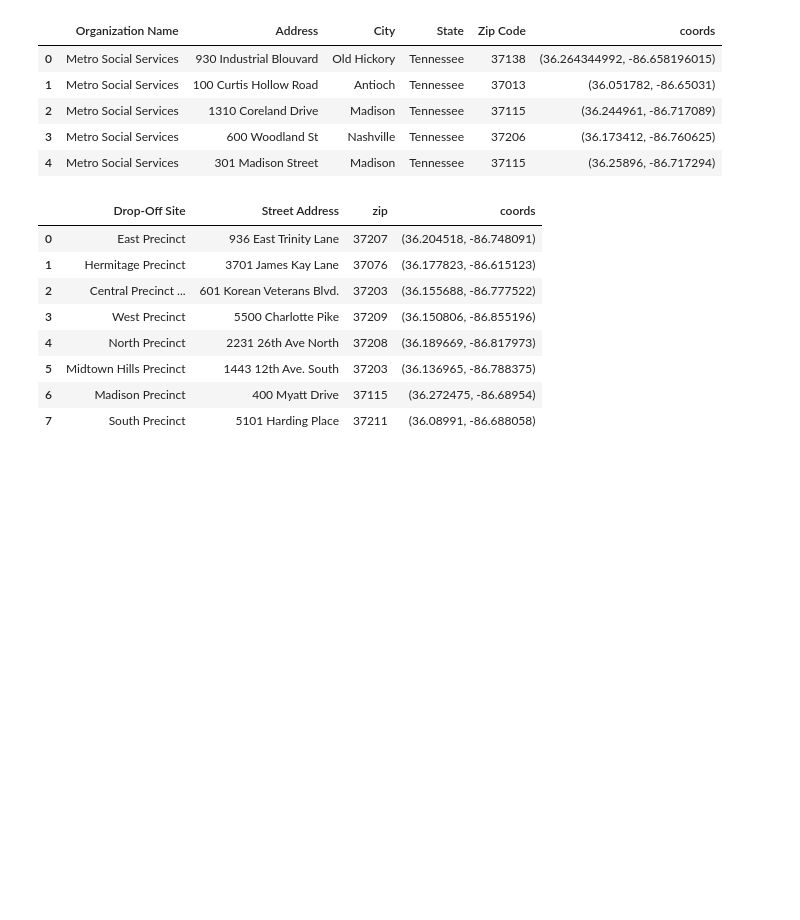
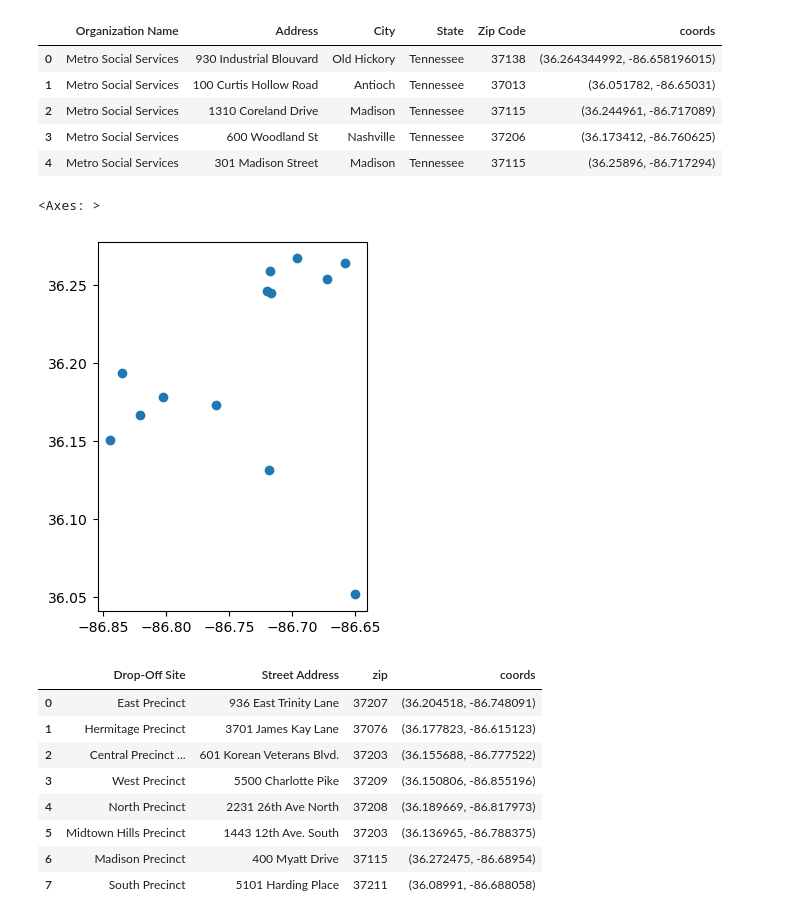
Before and after one commit to Luna-Agora/caps, a Jupyter notebook: notebooks/davidson_geo_folium.ipynb, the cells around one changed output. Drawn from its saved outputs; the diff is of its cells as text; code cells hidden in the pictures; blank space fills up the shorter version.

```diff
--- a/notebooks/davidson_geo_folium.ipynb
+++ b/notebooks/davidson_geo_folium.ipynb
@@ -199,6 +242,25 @@ mss.head()
 | 2 | Metro Social Services | 1310 Coreland Drive | Madison | Tennessee | 37115 | (36.244961, -86.717089) |
 | 3 | Metro Social Services | 600 Woodland St | Nashville | Tennessee | 37206 | (36.173412, -86.760625) |
 | 4 | Metro Social Services | 301 Madison Street | Madison | Tennessee | 37115 | (36.25896, -86.717294) |
+# %%
+lat = []
+lng = []
+for coords in mss.coords:
+    coords = coords.split(',')
+    lng.append(float(coords[1][:-1]))
+    lat.append(float(coords[0][1:]))
+# %%
+mss['lng'] = lng
+mss['lat'] = lat
+# %%
+mssgeo = gpd.GeoDataFrame(mss,
+                           crs = project.crs,
+                           geometry = gpd.points_from_xy(mss.lng, mss.lat))
+# %%
+mssgeo.plot()
+# %% [output]
+<Axes: >
+[figure, added]
 # %%
 pharm = pd.read_csv('pharmaceutical_disposal_clean.csv')
 # %%
```
Also changed, not shown: parts of 43 cells of this notebook.
